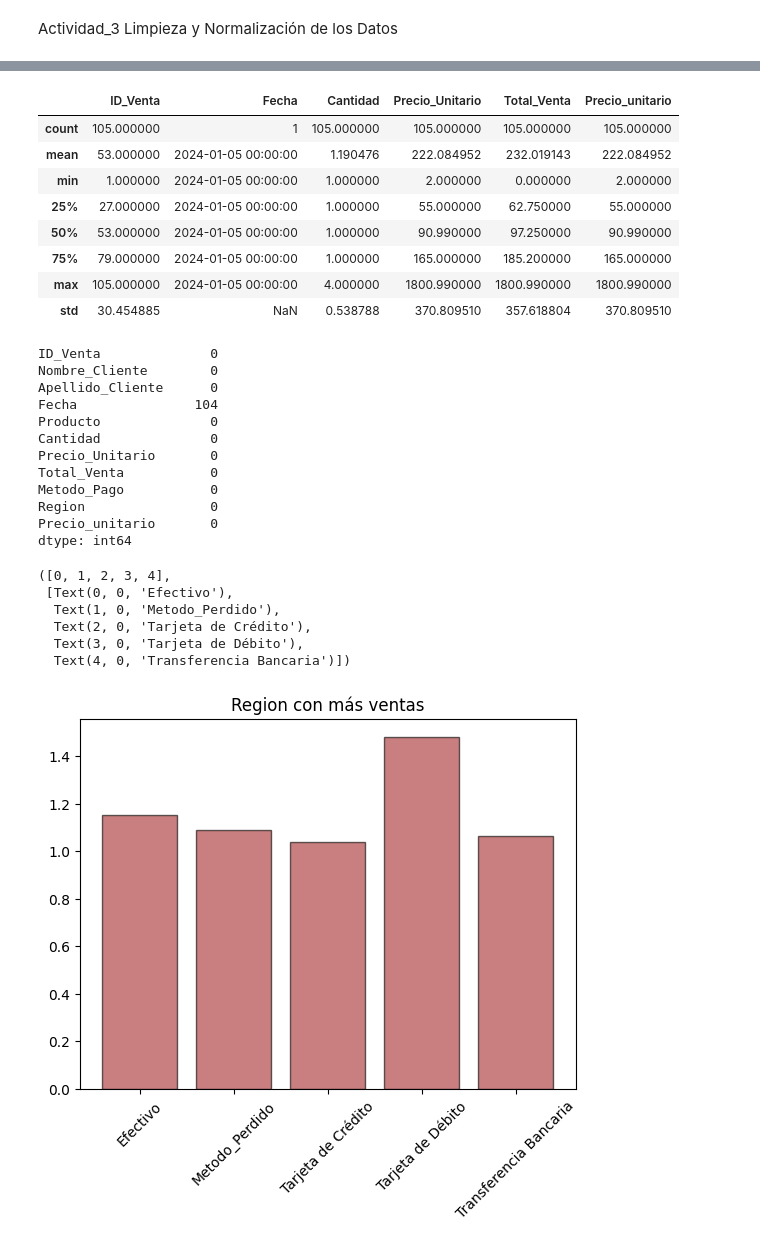
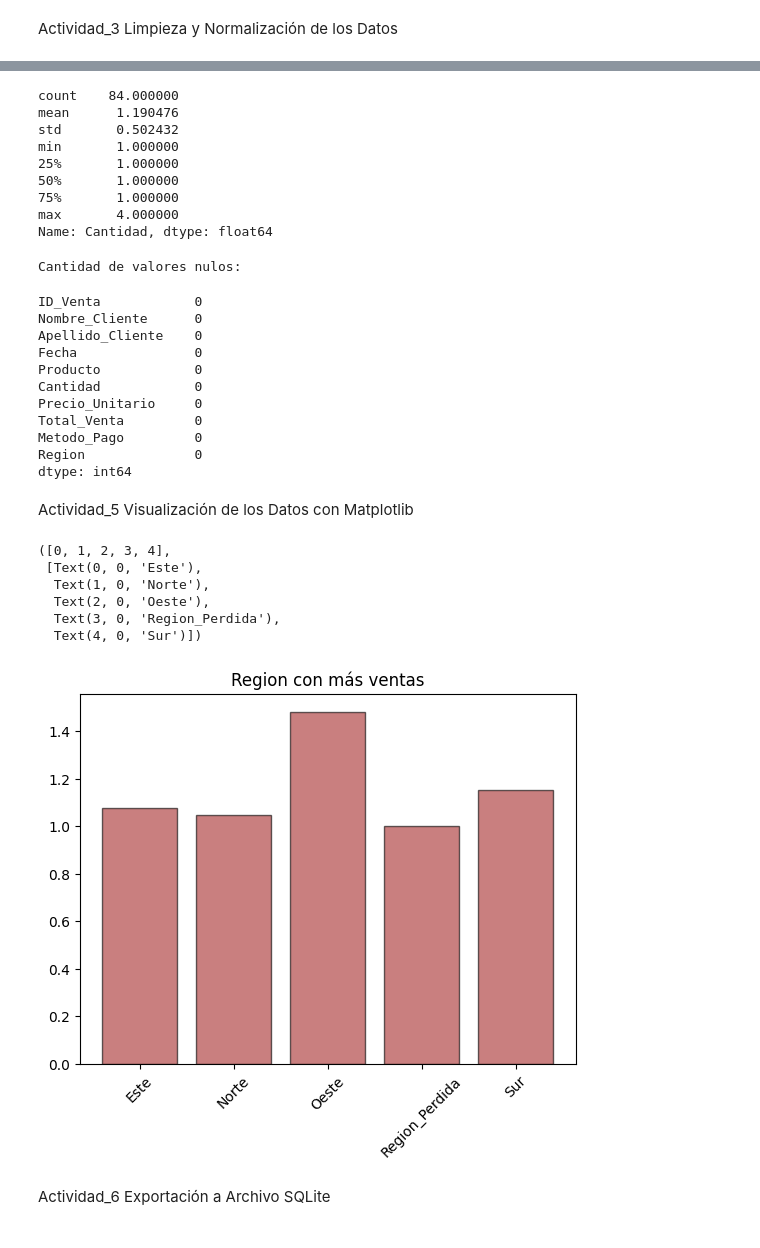
Before and after one commit to geraLv/Parcial_1_PCD_Vega_Gerardo, a Jupyter notebook: main (4).ipynb, the cells around one changed output, grey strips where cells are left out. Cells and saved outputs as stored; diff of their text form; code cells hidden in the pictures.

```diff
--- a/main (4).ipynb
+++ b/main (4).ipynb
@@ -153,9 +153,9 @@ dtype: int64
 Actividad_3
 Limpieza y Normalización de los Datos
 # %%
+#Limpiamos el data frame con el metodo fillna
 df["Precio_Unitario"] = df["Precio_Unitario"].fillna(df["Precio_Unitario"].median())
 df["Total_Venta"] = df["Total_Venta"].fillna(df["Total_Venta"].median())
-df["Precio_unitario"] = df["Precio_unitario"].fillna(df["Precio_Unitario"].median())
 df["Producto"] = df["Producto"].fillna("productoPerdido")
 df["Metodo_Pago"] = df["Metodo_Pago"].fillna("Metodo_Perdido")
 df["Region"] = df["Region"].fillna("Region_Perdida")
@@ -296,41 +292,53 @@ memory usage: 9.2+ KB
 # %%
-df.describe()
+#Calculamos las estadisticas especifica de Cantidad de ventas por fecha
+ventas_por_fecha = df.groupby("Fecha")["Cantidad"].mean()
+ventas_por_fecha.describe()
 # %% [output]
-|  | ID_Venta | Fecha | Cantidad | Precio_Unitario | Total_Venta | Precio_unitario |
-| count | 105.000000 | 1 | 105.000000 | 105.000000 | 105.000000 | 105.000000 |
-| mean | 53.000000 | 2024-01-05 00:00:00 | 1.190476 | 222.084952 | 232.019143 | 222.084952 |
-| min | 1.000000 | 2024-01-05 00:00:00 | 1.000000 | 2.000000 | 0.000000 | 2.000000 |
-| 25% | 27.000000 | 2024-01-05 00:00:00 | 1.000000 | 55.000000 | 62.750000 | 55.000000 |
-| 50% | 53.000000 | 2024-01-05 00:00:00 | 1.000000 | 90.990000 | 97.250000 | 90.990000 |
-| 75% | 79.000000 | 2024-01-05 00:00:00 | 1.000000 | 165.000000 | 185.200000 | 165.000000 |
-| max | 105.000000 | 2024-01-05 00:00:00 | 4.000000 | 1800.990000 | 1800.990000 | 1800.990000 |
-| std | 30.454885 | NaN | 0.538788 | 370.809510 | 357.618804 | 370.809510 |
+count    84.000000
+mean      1.190476
+std       0.502432
+min       1.000000
+25%       1.000000
+50%       1.000000
+75%       1.000000
+max       4.000000
+Name: Cantidad, dtype: float64
 # %%
+print("Cantidad de valores nulos: ")
 df.isnull().sum()
 # %% [output]
-ID_Venta              0
-Nombre_Cliente        0
-Apellido_Cliente      0
-Fecha               104
-Producto              0
-Cantidad              0
-Precio_Unitario       0
-Total_Venta           0
-Metodo_Pago           0
-Region                0
-Precio_unitario       0
-dtype: int64
+Cantidad de valores nulos:
+ID_Venta            0
+Nombre_Cliente      0
+Apellido_Cliente    0
+Fecha               0
+Producto            0
+Cantidad            0
+Precio_Unitario     0
+Total_Venta         0
+Metodo_Pago         0
+Region              0
+dtype: int64
+# %% [markdown]
+Actividad_5
+Visualización de los Datos con Matplotlib
 # %%
-ventas_por_region = df.groupby("Metodo_Pago")["Cantidad"].mean()
+#Agrupamos las columnas region y cantidad en una variable
+ventas_por_region = df.groupby("Region")["Cantidad"].mean()
+
+#Generamos un grafico de barras y la pasamos los datos de la variable que creamos
 plt.Figure(figsize=(14,9))
 plt.title("Region con más ventas")
 plt.bar(ventas_por_region.index,ventas_por_region.values, color="brown",alpha=0.6,edgecolor="black")
 plt.xticks(rotation=45)
 # %% [output]
 ([0, 1, 2, 3, 4],
- [Text(0, 0, 'Efectivo'),
-  Text(1, 0, 'Metodo_Perdido'),
-  Text(2, 0, 'Tarjeta de Crédito'),
-  Text(3, 0, 'Tarjeta de Débito'),
-  Text(4, 0, 'Transferencia Bancaria')])
+ [Text(0, 0, 'Este'),
+  Text(1, 0, 'Norte'),
+  Text(2, 0, 'Oeste'),
+  Text(3, 0, 'Region_Perdida'),
+  Text(4, 0, 'Sur')])
-[figure, old version]
+[figure, new version]
+# %% [markdown]
+Actividad_6
+Exportación a Archivo SQLite
```
Also changed, not shown: parts of 8 cells of this notebook, 1 other file.
